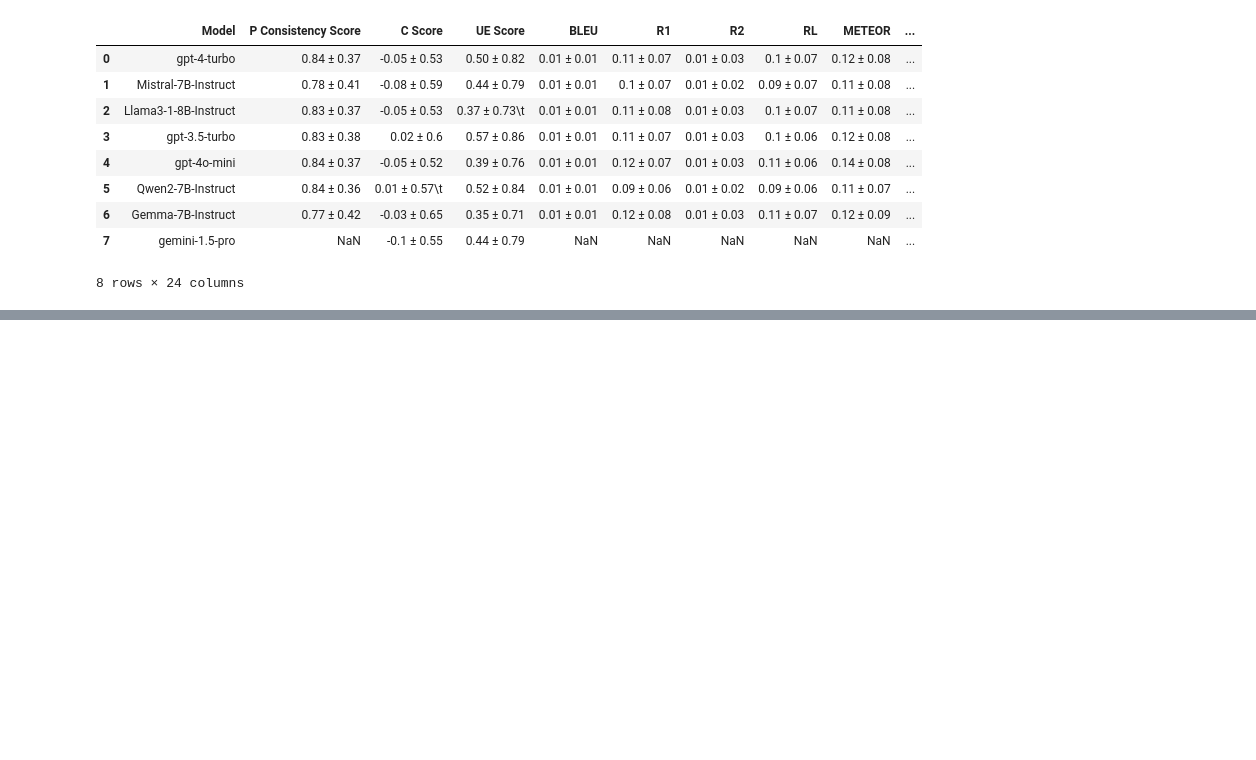
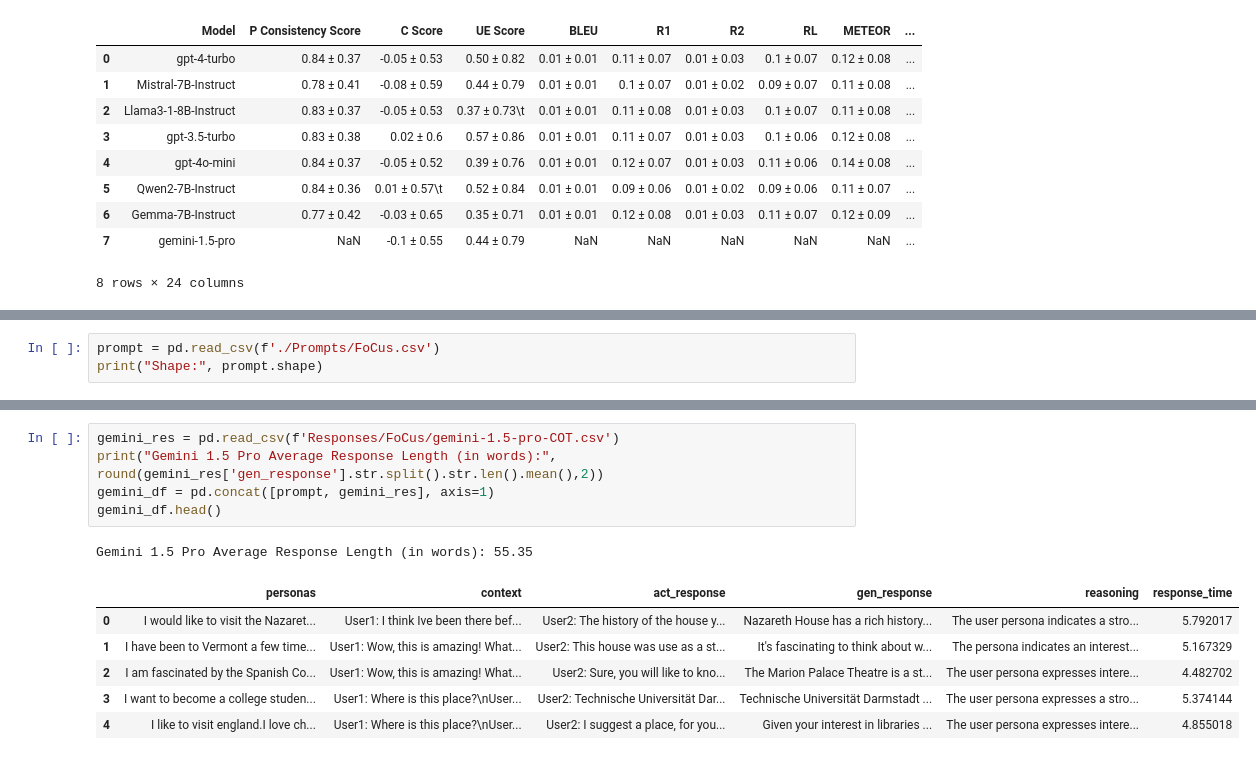
Before and after one commit to salehafzoon/PersoBench, a Jupyter notebook: evaluation.ipynb, the cells around one changed output, grey strips where cells are left out. Drawn from its saved outputs; the diff is of its cells as text; blank space fills up the shorter version.

```diff
--- a/evaluation.ipynb
+++ b/evaluation.ipynb
@@ -672,0 +550,3 @@ dataframes['FoCus'][dataframes['FoCus']['Avg_Reasoning_Length'] != 0.00]
+# %%
+prompt = pd.read_csv(f'./Prompts/FoCus.csv')
+print("Shape:", prompt.shape)
@@ -672,0 +568,13 @@ dataframes['FoCus'][dataframes['FoCus']['Avg_Reasoning_Length'] != 0.00]
+# %%
+gemini_res = pd.read_csv(f'Responses/FoCus/gemini-1.5-pro-COT.csv')
+print("Gemini 1.5 Pro Average Response Length (in words):", round(gemini_res['gen_response'].str.split().str.len().mean(),2))
+gemini_df = pd.concat([prompt, gemini_res], axis=1)
+gemini_df.head()
+# %% [output]
+Gemini 1.5 Pro Average Response Length (in words): 55.35
+|  | personas | context | act_response | gen_response | reasoning | response_time |
+| 0 | I would like to visit the Nazaret... | User1: I think Ive been there bef... | User2: The history of the house y... | Nazareth House has a rich history... | The user persona indicates a stro... | 5.792017 |
+| 1 | I have been to Vermont a few time... | User1: Wow, this is amazing! What... | User2: This house was use as a st... | It's fascinating to think about w... | The persona indicates an interest... | 5.167329 |
+| 2 | I am fascinated by the Spanish Co... | User1: Wow, this is amazing! What... | User2: Sure, you will like to kno... | The Marion Palace Theatre is a st... | The user persona expresses intere... | 4.482702 |
+| 3 | I want to become a college studen... | User1: Where is this place?\nUser... | User2: Technische Universität Dar... | Technische Universität Darmstadt ... | The user persona expresses a stro... | 5.374144 |
+| 4 | I like to visit england.I love ch... | User1: Where is this place?\nUser... | User2: I suggest a place, for you... | Given your interest in libraries ... | The user persona expresses intere... | 4.855018 |
```
Also changed, not shown: parts of 20 cells of this notebook, 6 other files.
